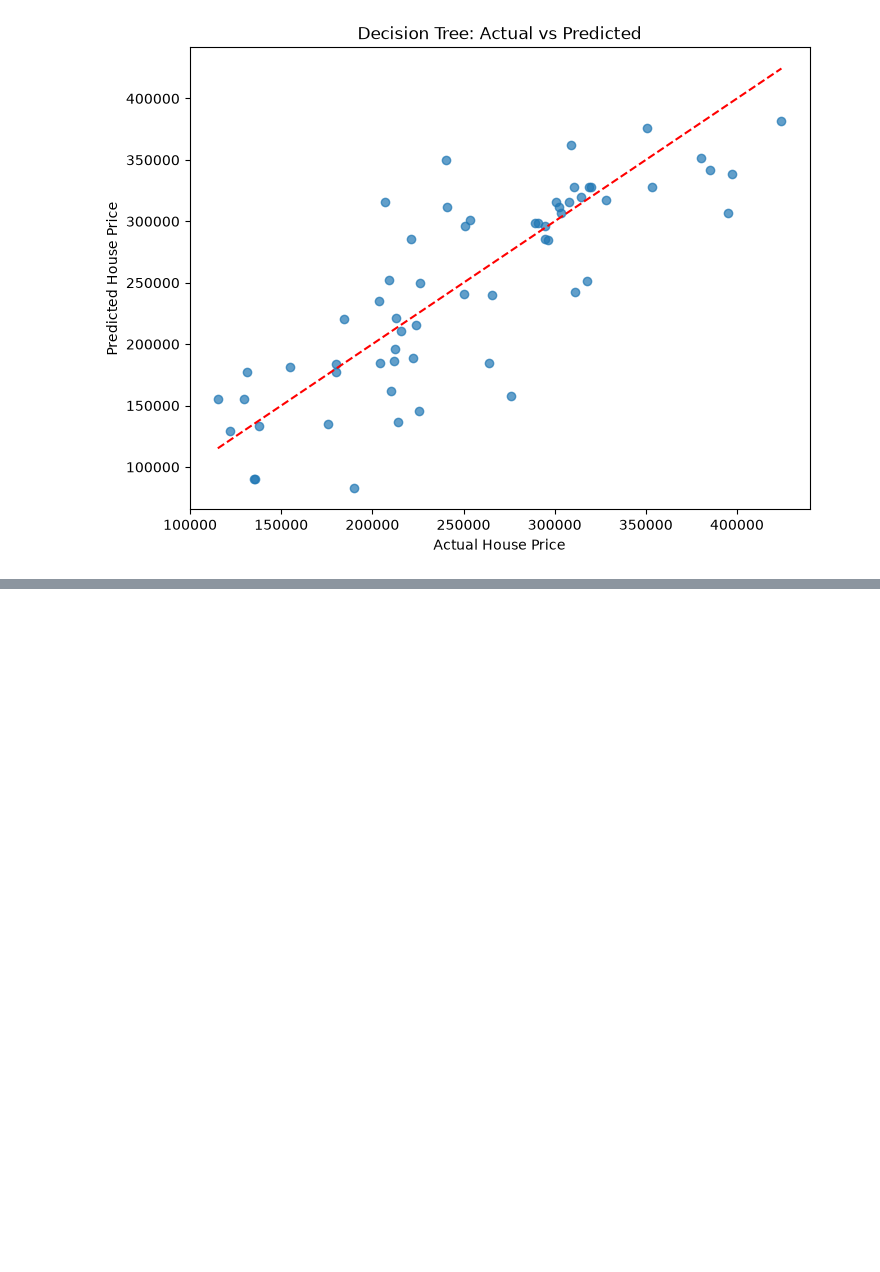
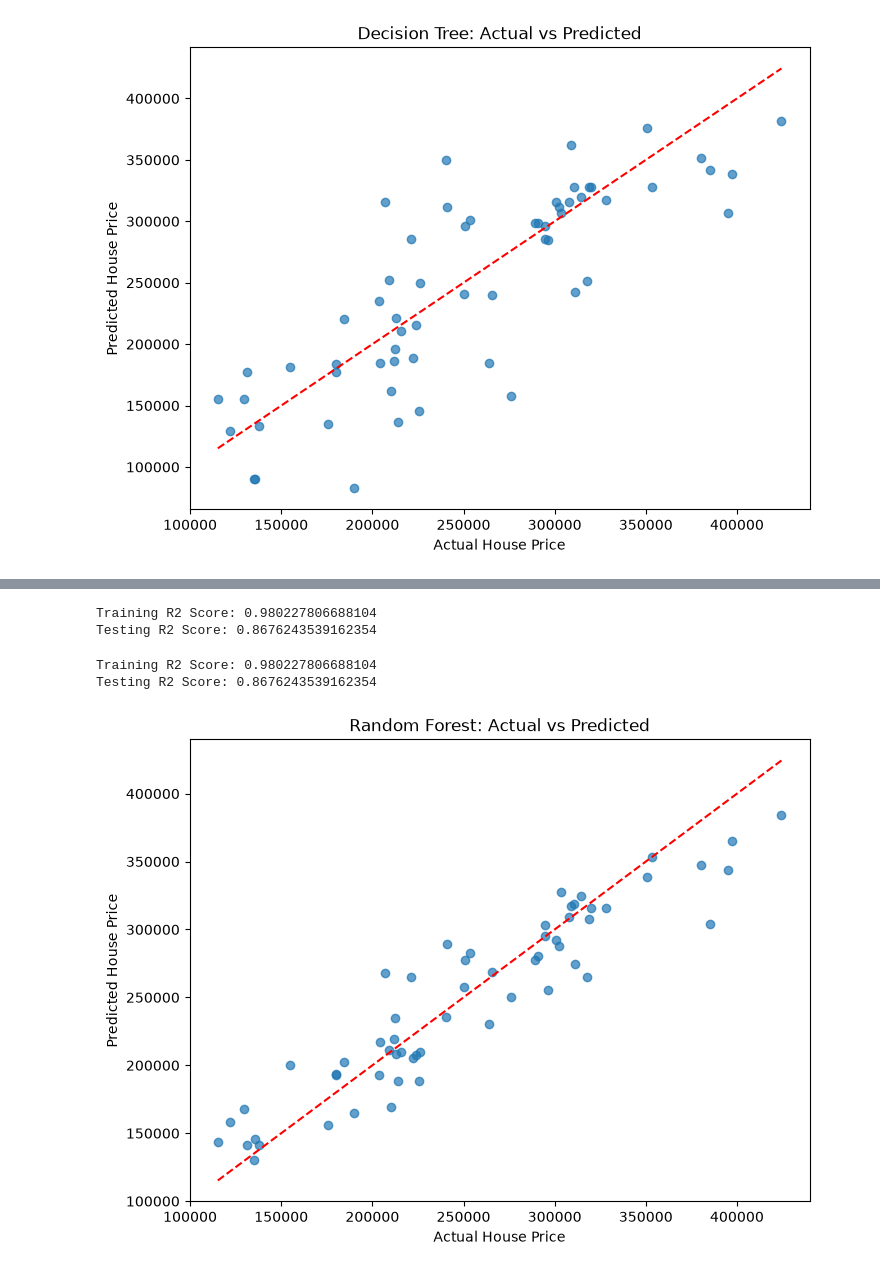
Before and after one commit to mdraihanmostafa746-coder/House-Price-Prediction-, a Jupyter notebook: notebooks/houseprediction.ipynb, the cells around one changed output, grey strips where cells are left out. Drawn from its saved outputs; the diff is of its cells as text; code cells hidden in the pictures; blank space fills up the shorter version.

Commit message:
Complete Random Forest Regressor

```diff
--- a/notebooks/houseprediction.ipynb
+++ b/notebooks/houseprediction.ipynb
@@ -459,0 +464,9 @@ plt.show()
+# %%
+rf_model = RandomForestRegressor(
+    n_estimators=100,
+    random_state=42
+)
+# %%
+rf_model.fit(X_train, y_train)
+
+print("Random Forest Model Trained Successfully!")
@@ -459,0 +475,5 @@ plt.show()
+# %%
+y_pred_rf = rf_model.predict(X_test)
+
+print("Predicted Prices:")
+print(y_pred_rf[:10])
@@ -459,0 +505,47 @@ plt.show()
+# %%
+y_train_pred_rf = rf_model.predict(X_train)
+
+train_r2_rf = r2_score(y_train, y_train_pred_rf)
+
+test_r2_rf = r2_score(y_test, y_pred_rf)
+
+print("Training R2 Score:", train_r2_rf)
+print("Testing R2 Score:", test_r2_rf)
+# %% [output]
+Training R2 Score: 0.980227806688104
+Testing R2 Score: 0.8676243539162354
+# %%
+y_train_pred_rf = rf_model.predict(X_train)
+
+train_r2_rf = r2_score(y_train, y_train_pred_rf)
+
+test_r2_rf = r2_score(y_test, y_pred_rf)
+
+print("Training R2 Score:", train_r2_rf)
+print("Testing R2 Score:", test_r2_rf)
+# %% [output]
+Training R2 Score: 0.980227806688104
+Testing R2 Score: 0.8676243539162354
+# %%
+plt.figure(figsize=(8, 6))
+
+plt.scatter(
+    y_test,
+    y_pred_rf,
+    alpha=0.7
+)
+
+plt.plot(
+    [y_test.min(), y_test.max()],
+    [y_test.min(), y_test.max()],
+    'r--'
+)
+
+plt.xlabel('Actual House Price')
+plt.ylabel('Predicted House Price')
+
+plt.title('Random Forest: Actual vs Predicted')
+
+plt.show()
+# %% [output]
+[figure, added]
```
Also changed, not shown: parts of 5 cells of this notebook, 1 other file.
